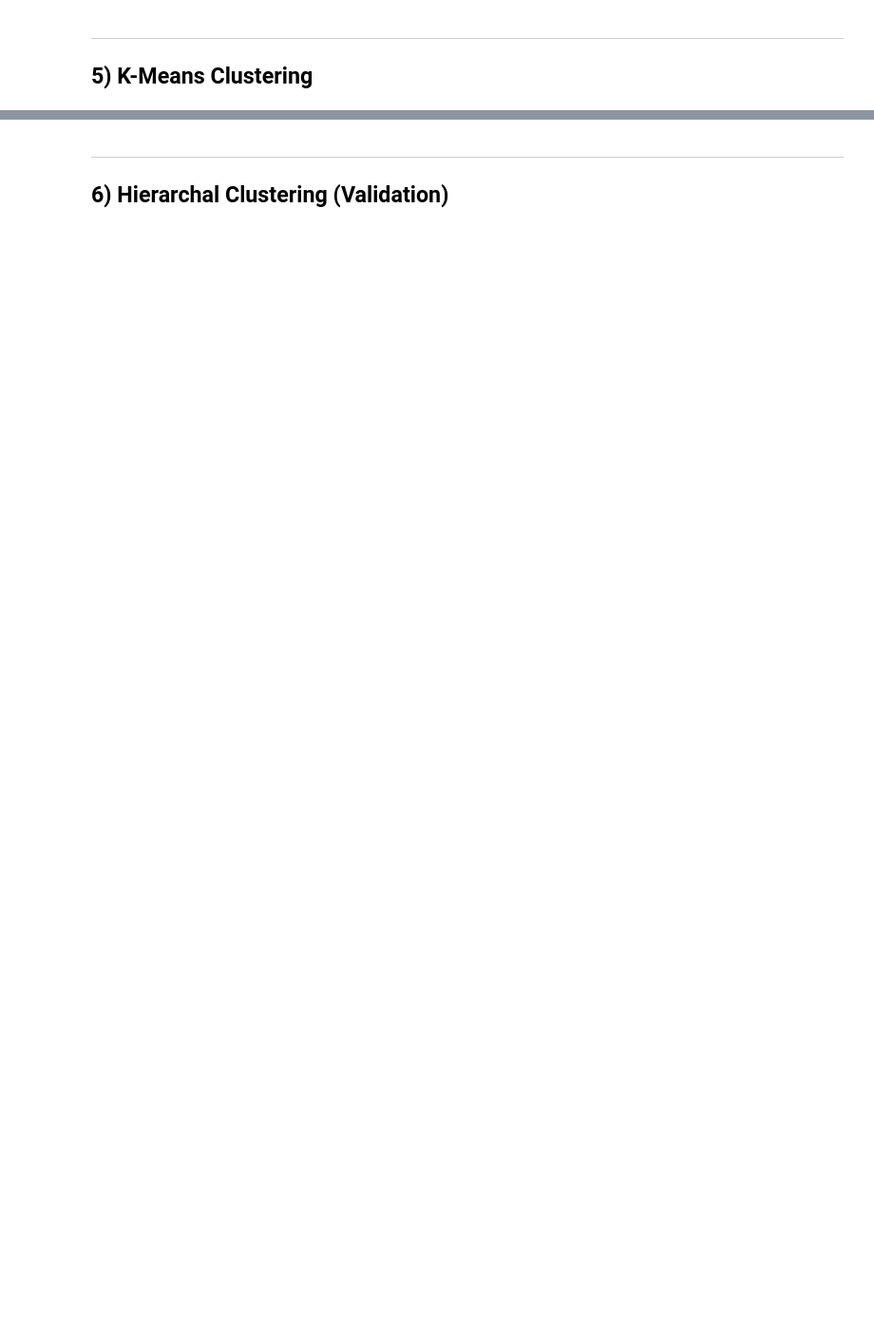
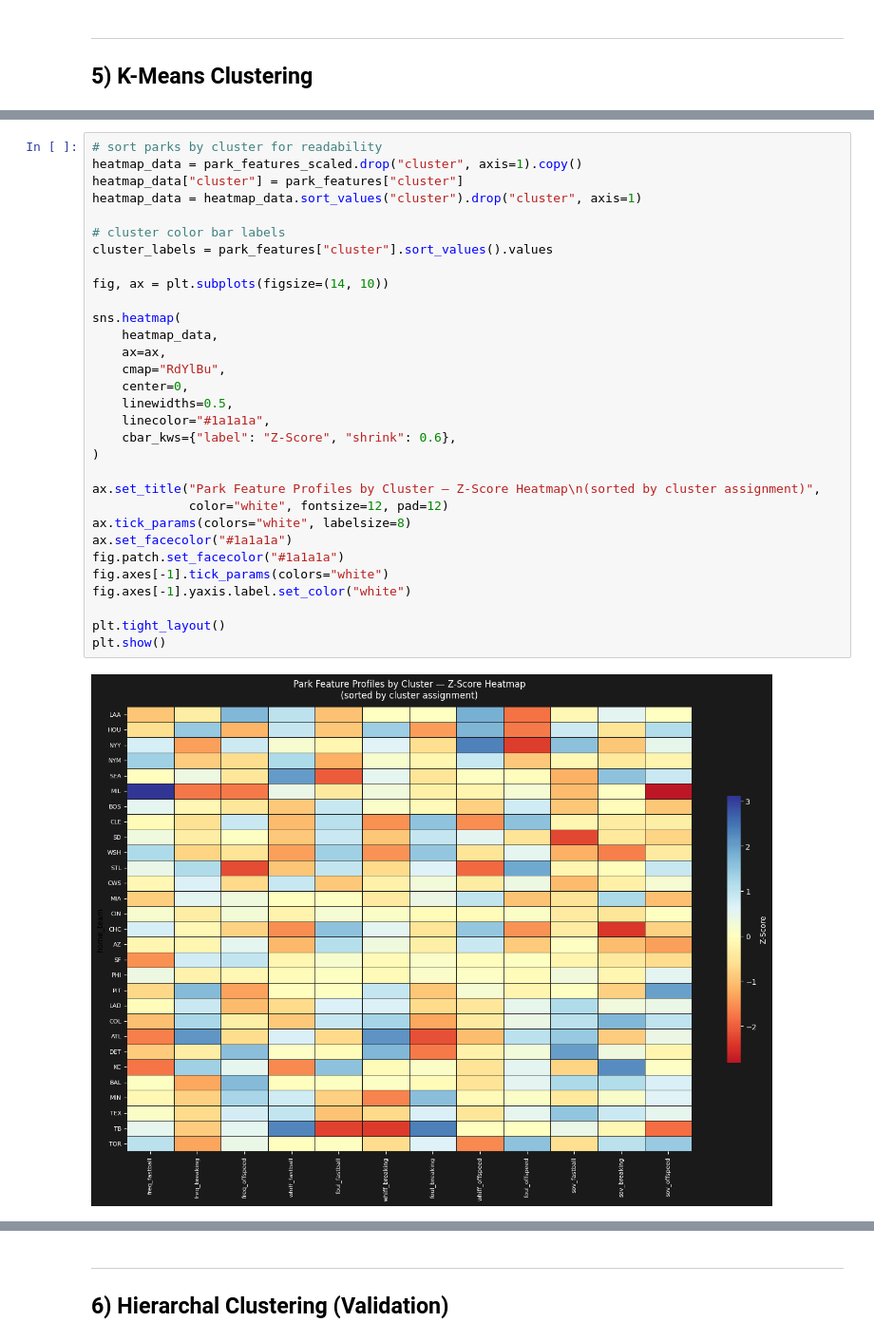
Before and after one commit to brycemgelarden/MLB_Ballpark_Factor_Analysis, a Jupyter notebook: notebooks/07_park_clustering.ipynb, the cells around one changed output, grey strips where cells are left out. Shown at 95% size. Drawn from its saved outputs; the diff is of its cells as text; blank space fills up the shorter version.

```diff
--- a/notebooks/07_park_clustering.ipynb
+++ b/notebooks/07_park_clustering.ipynb
@@ -33,0 +498,33 @@ ___
+# %%
+# sort parks by cluster for readability
+heatmap_data = park_features_scaled.drop("cluster", axis=1).copy()
+heatmap_data["cluster"] = park_features["cluster"]
+heatmap_data = heatmap_data.sort_values("cluster").drop("cluster", axis=1)
+
+# cluster color bar labels
+cluster_labels = park_features["cluster"].sort_values().values
+
+fig, ax = plt.subplots(figsize=(14, 10))
+
+sns.heatmap(
+    heatmap_data,
+    ax=ax,
+    cmap="RdYlBu",
+    center=0,
+    linewidths=0.5,
+    linecolor="#1a1a1a",
+    cbar_kws={"label": "Z-Score", "shrink": 0.6},
+)
+
+ax.set_title("Park Feature Profiles by Cluster — Z-Score Heatmap\n(sorted by cluster assignment)",
+             color="white", fontsize=12, pad=12)
+ax.tick_params(colors="white", labelsize=8)
+ax.set_facecolor("#1a1a1a")
+fig.patch.set_facecolor("#1a1a1a")
+fig.axes[-1].tick_params(colors="white")
+fig.axes[-1].yaxis.label.set_color("white")
+
+plt.tight_layout()
+plt.show()
+# %% [output]
+[figure, added]
```
Also changed, not shown: parts of 30 cells of this notebook.
